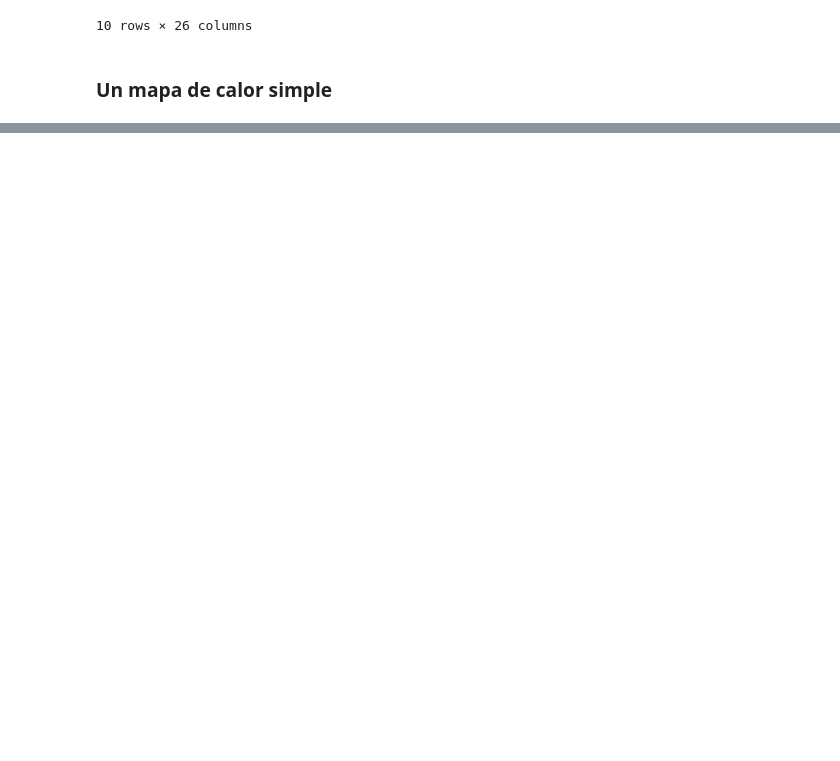
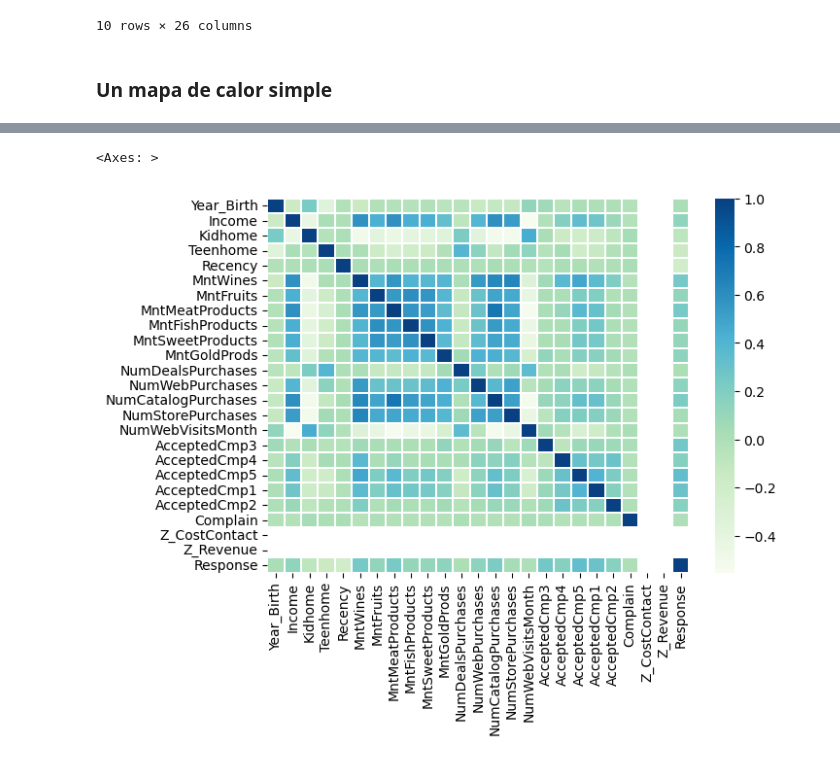
Before and after one commit to juandtap/IA_practica_01, a Jupyter notebook: practica_1_analisis_exploratorio_de_datos.ipynb, the cells around one changed output, grey strips where cells are left out. Drawn from its saved outputs; the diff is of its cells as text; code cells hidden in the pictures; blank space fills up the shorter version.

```diff
--- a/practica_1_analisis_exploratorio_de_datos.ipynb
+++ b/practica_1_analisis_exploratorio_de_datos.ipynb
@@ -229,0 +231,7 @@ plt.show()
+# %%
+#Un mapa de calor personalizado: colores, tamaño
+fig, ax  = plt.subplots(figsize = (7,5))
+sns.heatmap(cr, cmap= "GnBu", linewidths = 0.30, annot=False)
+# %% [output]
+<Axes: >
+[figure, added]
```
Also changed, not shown: parts of 16 cells of this notebook.
